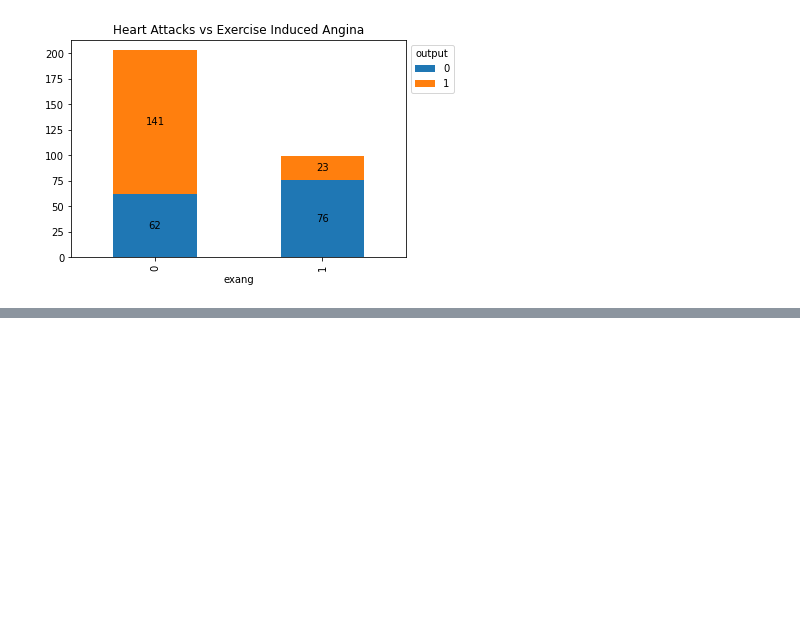
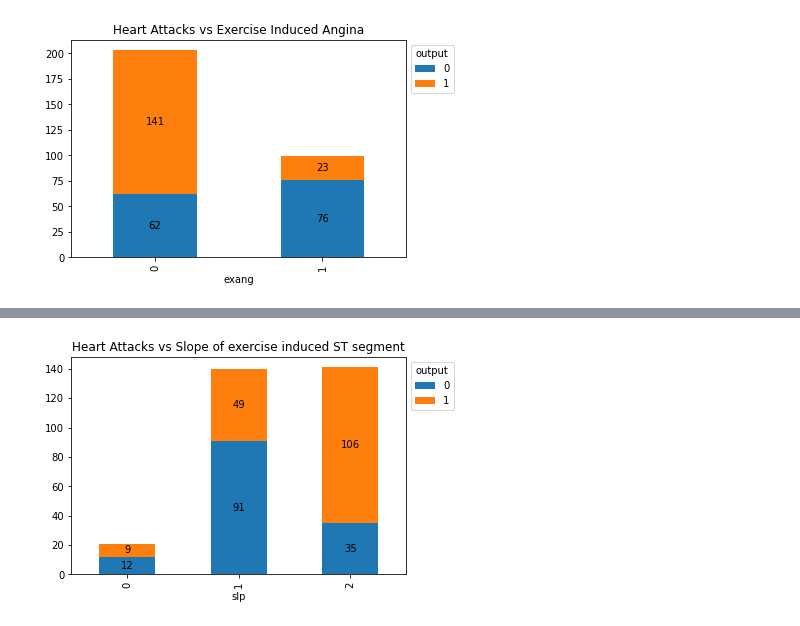
Before and after one commit to nethmi-1997/ML_Assignment2_IT19014296_IT19064932_IT19032252_IT19011912, a Jupyter notebook: heart-attack-prediction-IT19014296.ipynb, the cells around one changed output, grey strips where cells are left out. Cells and saved outputs as stored; diff of their text form; code cells hidden in the pictures; blank space fills up the shorter version.

```diff
--- a/heart-attack-prediction-IT19014296.ipynb
+++ b/heart-attack-prediction-IT19014296.ipynb
@@ -391,0 +400,11 @@ plt.show()
+# %%
+#graph displaying heart attacks against the slope of exercise induced ST segment
+slp_output_ct=pd.crosstab(patients.slp,patients.output)
+slp_output_plot = slp_output_ct.plot(kind='bar', stacked=True)
+slp_output_plot.legend(title='output', bbox_to_anchor=(1, 1), loc='upper left')
+for var in slp_output_plot.containers:
+    slp_output_plot.bar_label(var, label_type='center')
+plt.title('Heart Attacks vs Slope of exercise induced ST segment')
+plt.show()
+# %% [output]
+[figure, added]
```
Also changed, not shown: parts of 3 cells of this notebook.
